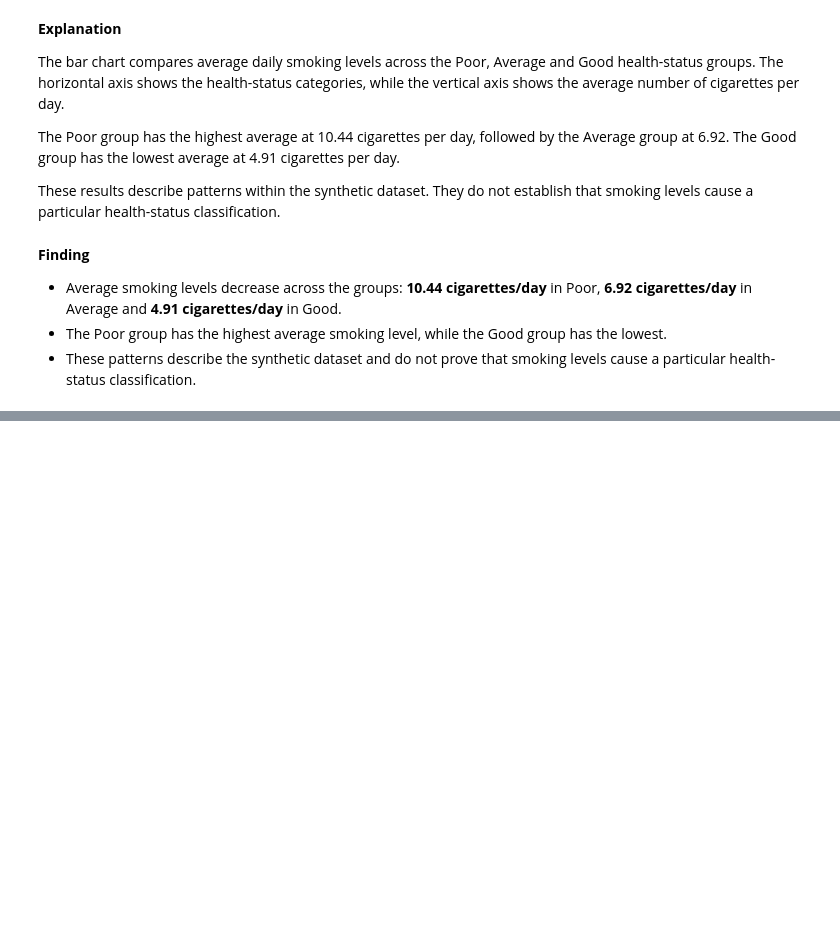
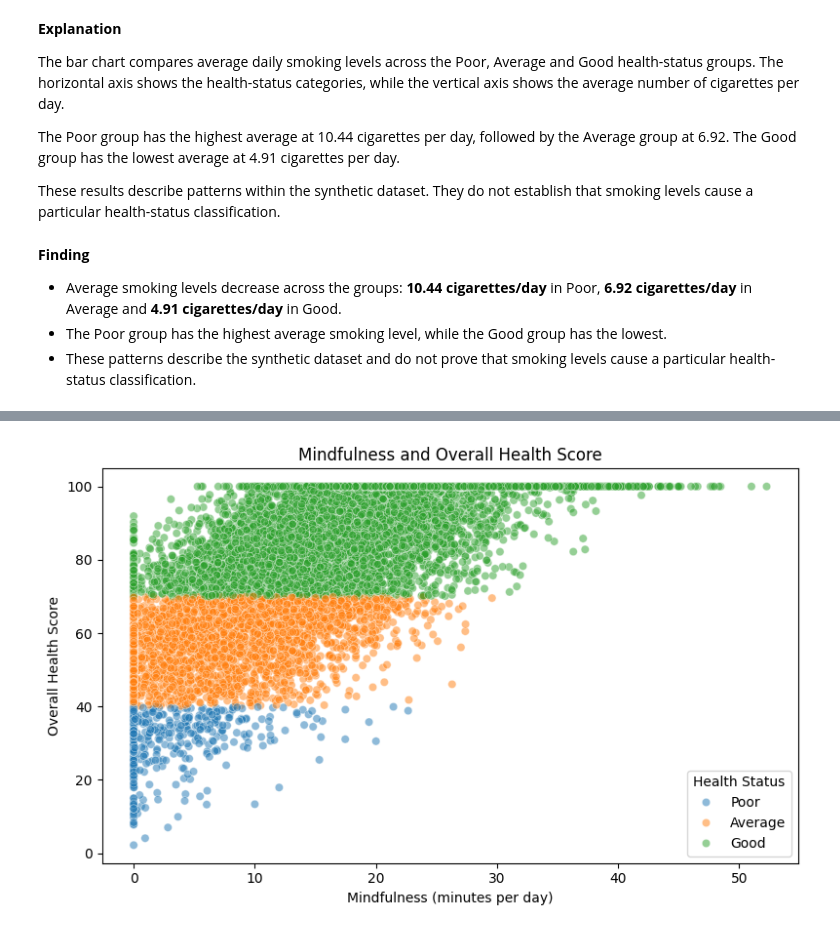
Before and after one commit to LieneRubule/Holistic-Health-and-Lifestyle-Score-Dataset, a Jupyter notebook: jupyter_notebooks/02_Exploratory_Data_Analysis.ipynb, the cells around one changed output, grey strips where cells are left out. Drawn from its saved outputs; the diff is of its cells as text; code cells hidden in the pictures; blank space fills up the shorter version.

```diff
--- a/jupyter_notebooks/02_Exploratory_Data_Analysis.ipynb
+++ b/jupyter_notebooks/02_Exploratory_Data_Analysis.ipynb
@@ -667,0 +712,24 @@ These results describe patterns within the synthetic dataset. They do not establ
+# %%
+# Create a scatter plot to explore mindfulness and overall health score
+plt.figure(figsize=(8, 5))
+
+# Plot each record as a point
+sns.scatterplot(
+    data=df,
+    x="Mindfulness",
+    y="Overall_Health_Score",
+    hue="Health_Status",
+    alpha=0.5
+)
+
+# Add a title and axis labels
+plt.title("Mindfulness and Overall Health Score")
+plt.xlabel("Mindfulness (minutes per day)")
+plt.ylabel("Overall Health Score")
+
+# Display the legend and chart
+plt.legend(title="Health Status")
+plt.tight_layout()
+plt.show()
+# %% [output]
+[figure, added]
```
Also changed, not shown: parts of 6 cells of this notebook.
